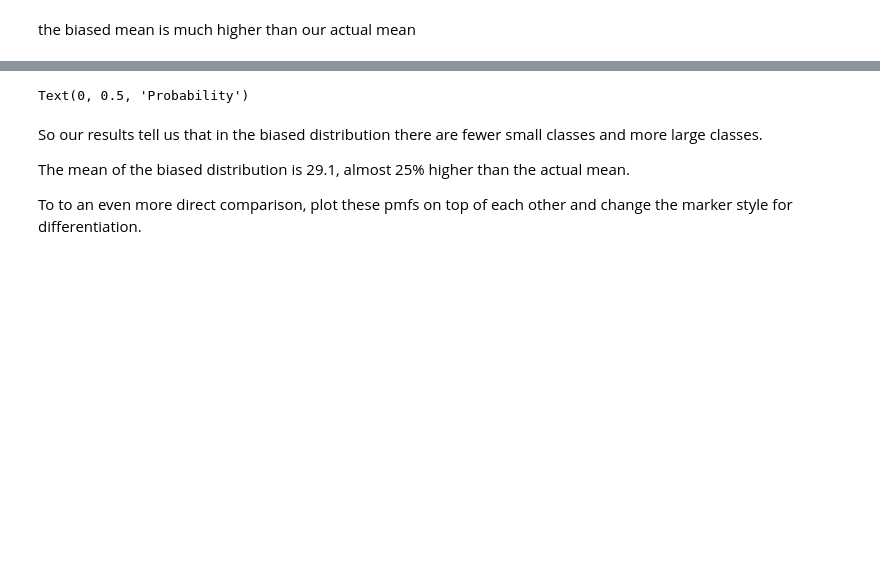
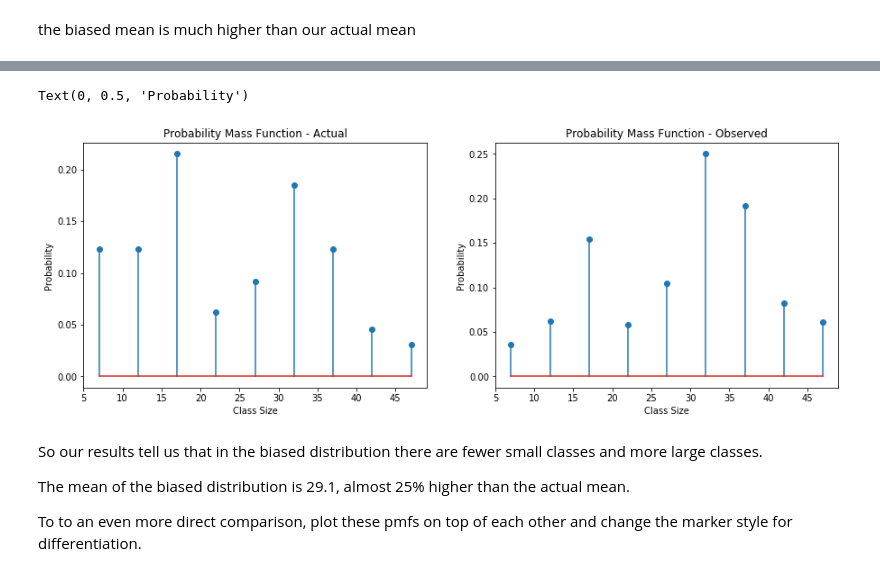
Before and after one commit to georgewillben/dsc-0-09-07-stats-pmf-lab-online-ds-pt-100118, a Jupyter notebook: index.ipynb, the cells around one changed output, grey strips where cells are left out. Cells and saved outputs as stored; diff of their text form; code cells hidden in the pictures; blank space fills up the shorter version.

```diff
--- a/index.ipynb
+++ b/index.ipynb
@@ -174,22 +174,23 @@ Here we see it, the average or expected value of biased results become much high
 * Show pmf1 and pmf2 side by side.
 # %%
 # Plot pmfs side by side
-fig = plt.figure(figsize=(10,5))
+fig = plt.figure(figsize=(15,5))
 
 ax1 = fig.add_subplot(121)
 ax1.stem(sizes,pmf)
 ax1.set_title('Probability Mass Function - Actual')
 ax1.set_xlabel('Class Size')
 ax1.set_ylabel('Probability')
 
 
 ax2 = fig.add_subplot(122)
 ax2.stem(sizes, pmf2)
 ax2.set_title('Probability Mass Function - Observed')
 ax2.set_xlabel('Class Size')
 ax2.set_ylabel('Probability')
 # %% [output]
 Text(0, 0.5, 'Probability')
+[figure, added]
 # %% [markdown]
 So our results tell us that in the biased distribution there are fewer small classes and more large classes.
 
```
